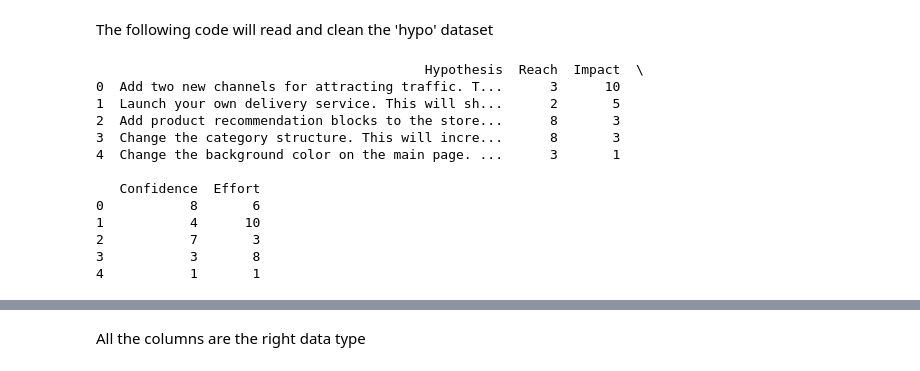
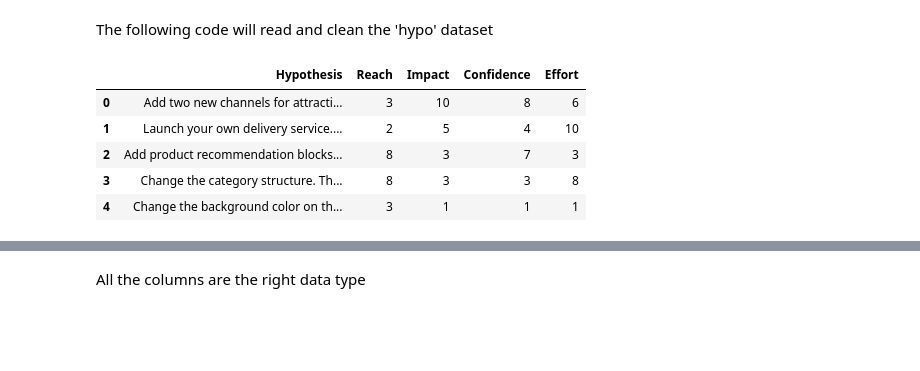
Before and after one commit to Jenner-Valdez/A-B-testing, a Jupyter notebook: Datasets/A-B Testing.ipynb, the cells around one changed output, grey strips where cells are left out. Cells and saved outputs as stored; diff of their text form; code cells hidden in the pictures; blank space fills up the shorter version.

```diff
--- a/Datasets/A-B Testing.ipynb
+++ b/Datasets/A-B Testing.ipynb
@@ -21,21 +21,14 @@ The following code will read and clean the 'hypo' dataset
 hypo  = pd.read_csv(hypo_log, delimiter=';')
 # %%
 #Print the head to make sure it was read properly
-print(hypo.head(5))
+hypo.head()
 # %% [output]
-                                          Hypothesis  Reach  Impact  \
-0  Add two new channels for attracting traffic. T...      3      10
-1  Launch your own delivery service. This will sh...      2       5
-2  Add product recommendation blocks to the store...      8       3
-3  Change the category structure. This will incre...      8       3
-4  Change the background color on the main page. ...      3       1
-
-   Confidence  Effort
-0           8       6
-1           4      10
-2           7       3
-3           3       8
-4           1       1
+|  | Hypothesis | Reach | Impact | Confidence | Effort |
+| 0 | Add two new channels for attracti... | 3 | 10 | 8 | 6 |
+| 1 | Launch your own delivery service.... | 2 | 5 | 4 | 10 |
+| 2 | Add product recommendation blocks... | 8 | 3 | 7 | 3 |
+| 3 | Change the category structure. Th... | 8 | 3 | 3 | 8 |
+| 4 | Change the background color on th... | 3 | 1 | 1 | 1 |
 # %%
 #Print the info of the dataset to check on data types per column
 hypo.info()
```
Also changed, not shown: parts of 32 cells of this notebook.
